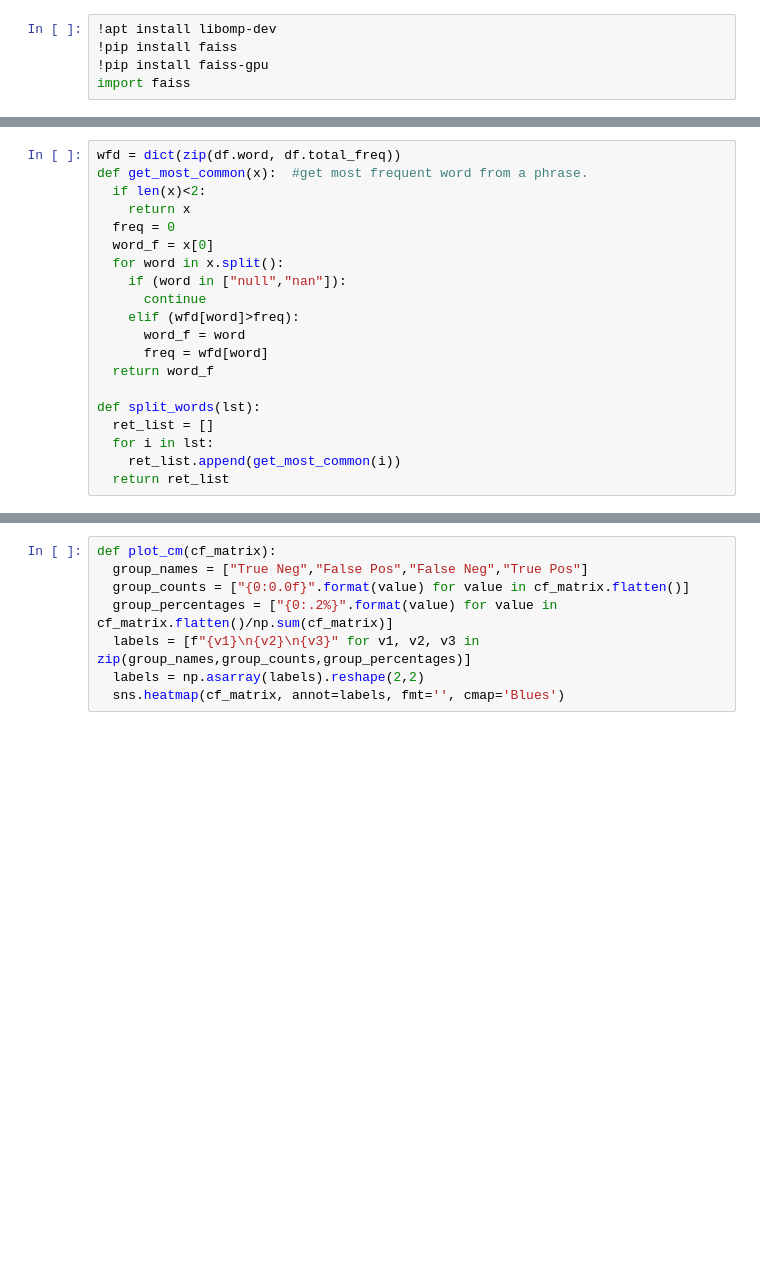
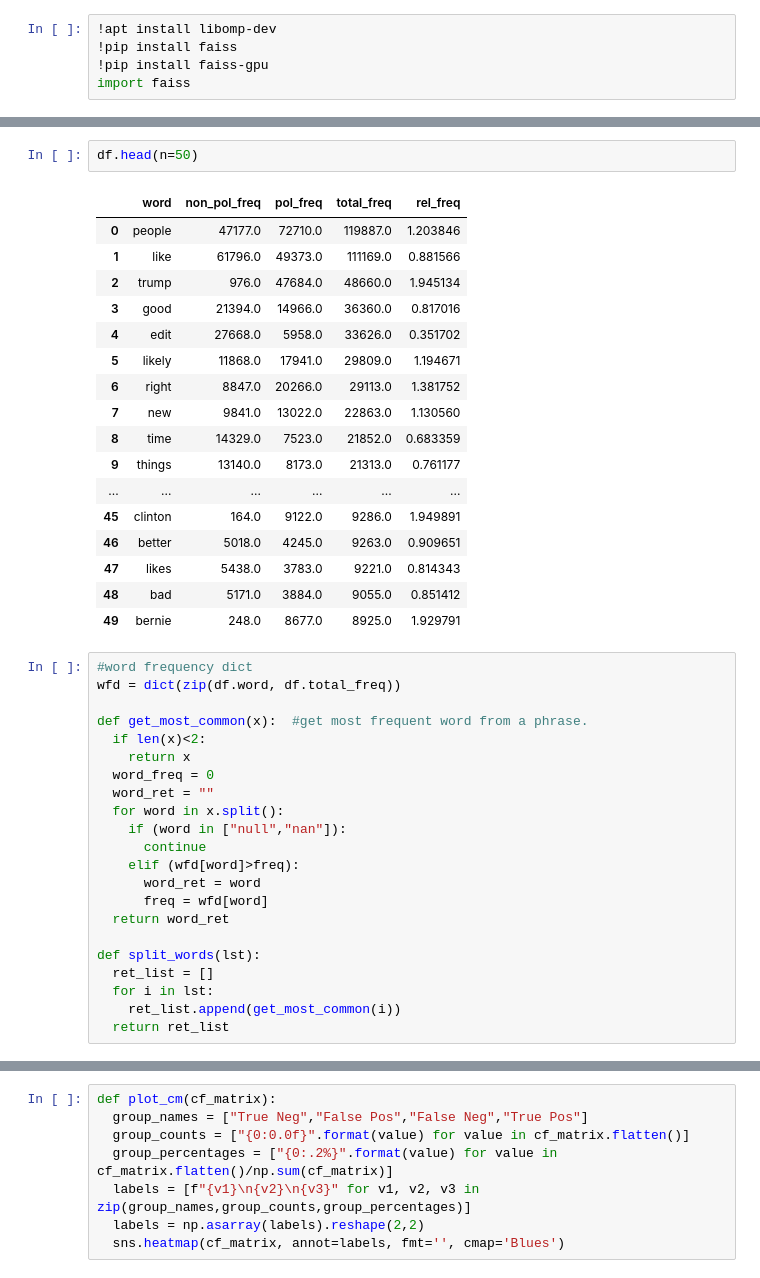
Before and after one commit to AnjayGoel/political-content-classification, a Jupyter notebook: reddit_classification.ipynb, the cells around one changed output, grey strips where cells are left out. Saved outputs shown, nothing was run; the diff lists cells and outputs as text; blank space fills up the shorter version.

```diff
--- a/reddit_classification.ipynb
+++ b/reddit_classification.ipynb
@@ -58,17 +73,39 @@ df["rel"] = (df["pol_freq"]*df["total_freq"].sum())/(df["total_freq"]*df["pol_fr
+# %%
+df.head(n=50)
+# %% [output]
+|  | word | non_pol_freq | pol_freq | total_freq | rel_freq |
+| 0 | people | 47177.0 | 72710.0 | 119887.0 | 1.203846 |
+| 1 | like | 61796.0 | 49373.0 | 111169.0 | 0.881566 |
+| 2 | trump | 976.0 | 47684.0 | 48660.0 | 1.945134 |
+| 3 | good | 21394.0 | 14966.0 | 36360.0 | 0.817016 |
+| 4 | edit | 27668.0 | 5958.0 | 33626.0 | 0.351702 |
+| 5 | likely | 11868.0 | 17941.0 | 29809.0 | 1.194671 |
+| 6 | right | 8847.0 | 20266.0 | 29113.0 | 1.381752 |
+| 7 | new | 9841.0 | 13022.0 | 22863.0 | 1.130560 |
+| 8 | time | 14329.0 | 7523.0 | 21852.0 | 0.683359 |
+| 9 | things | 13140.0 | 8173.0 | 21313.0 | 0.761177 |
+| ... | ... | ... | ... | ... | ... |
+| 45 | clinton | 164.0 | 9122.0 | 9286.0 | 1.949891 |
+| 46 | better | 5018.0 | 4245.0 | 9263.0 | 0.909651 |
+| 47 | likes | 5438.0 | 3783.0 | 9221.0 | 0.814343 |
+| 48 | bad | 5171.0 | 3884.0 | 9055.0 | 0.851412 |
+| 49 | bernie | 248.0 | 8677.0 | 8925.0 | 1.929791 |
 # %%
+#word frequency dict
 wfd = dict(zip(df.word, df.total_freq))
+
 def get_most_common(x):  #get most frequent word from a phrase.
   if len(x)<2:
     return x
-  freq = 0
-  word_f = x[0]
+  word_freq = 0
+  word_ret = ""
   for word in x.split():
     if (word in ["null","nan"]):
       continue
     elif (wfd[word]>freq):
-      word_f = word
+      word_ret = word
       freq = wfd[word]
-  return word_f
+  return word_ret
 
 def split_words(lst):
   ret_list = []
```
Also changed, not shown: parts of 24 cells of this notebook, 12 other files.
